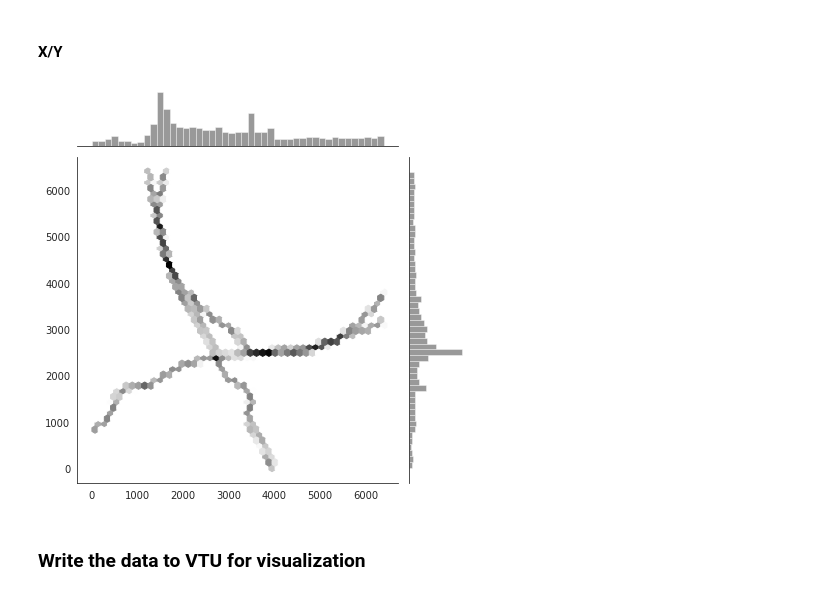
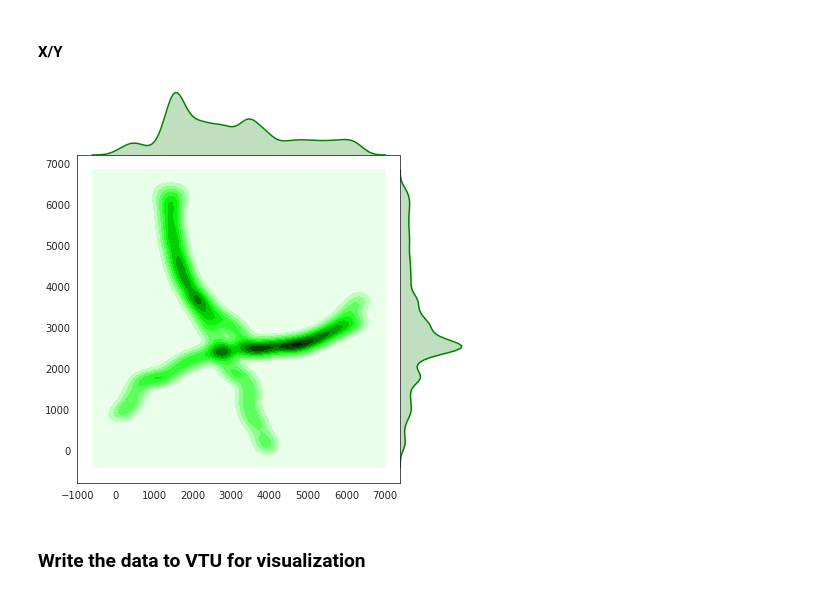
Before and after one commit to bencardoen/smlmvis, a Jupyter notebook: Demo.ipynb, the cells around one changed output. Drawn from its saved outputs; the diff is of its cells as text; code cells hidden in the pictures.

```diff
--- a/Demo.ipynb
+++ b/Demo.ipynb
@@ -86,9 +86,9 @@ f.savefig(os.path.join(outdir, 'focal.svg'))
 #### X/Y
 # %%
 with sns.axes_style("white"):
-    sns.jointplot(x=challenge_data.points[:,0], y=challenge_data.points[:,1], kind="hex", color="k");
+    sns.jointplot(x=challenge_data.points[:,0], y=challenge_data.points[:,1], kind="kde", space=0, color="g");
 # %% [output]
-[figure, old version]
+[figure, new version]
 # %% [markdown]
 ### Write the data to VTU for visualization
 # %%
```
Also changed, not shown: parts of 2 cells of this notebook, 4 other files.
